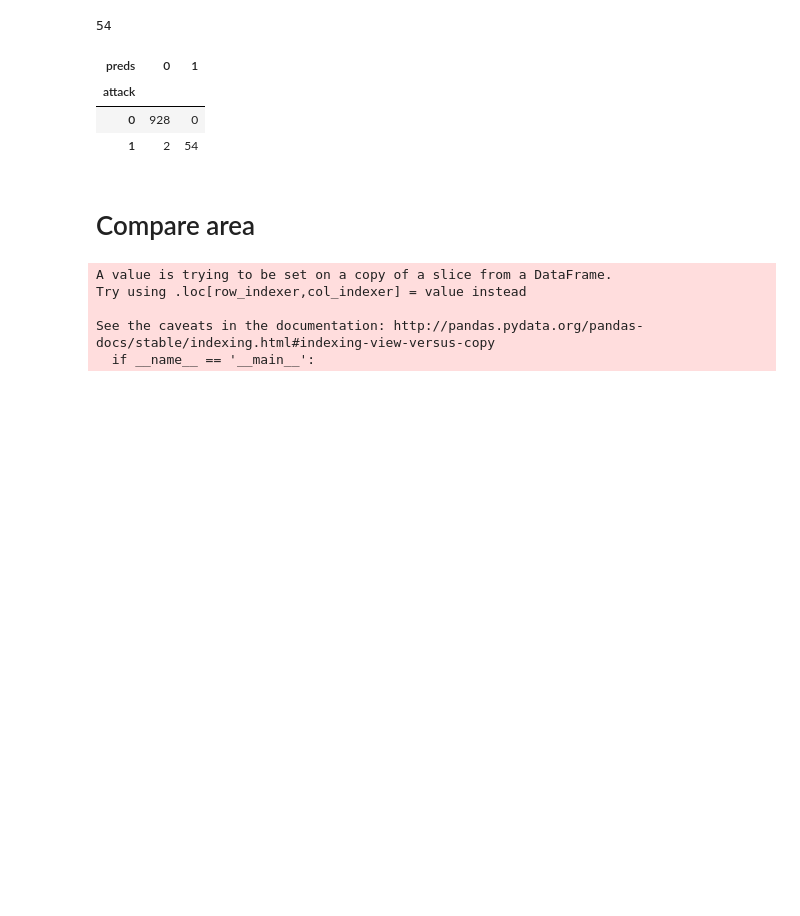
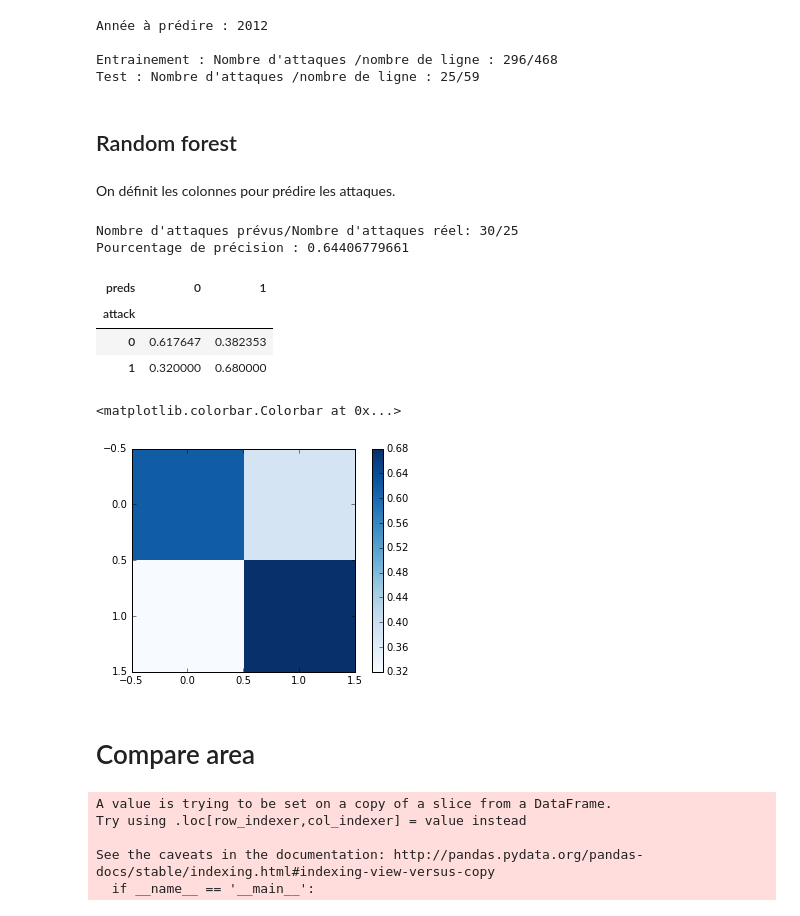
Before and after one commit to ifrebault/PiracyAttackPrediction, a Jupyter notebook: Machine_learning/ML.area.ipynb, the cells around one changed output. Saved outputs shown, nothing was run; the diff lists cells and outputs as text; code cells hidden in the pictures; blank space fills up the shorter version.

```diff
--- a/Machine_learning/ML.area.ipynb
+++ b/Machine_learning/ML.area.ipynb
@@ -117,18 +120,48 @@ print len(dfTest)
+# %%
+years_prediction=2012
+dfTrain=DfSampling[DfSampling['Years']<years_prediction]
+dfTest=DfSampling[(DfSampling['Years']==years_prediction)]
+
+print "Année à prédire : "+str(years_prediction)
+print " "
+print "Entrainement : Nombre d'attaques /nombre de ligne : "+str(len(dfTrain[dfTrain['count']!=0]))+'/'+str(len(dfTrain))
+print "Test : Nombre d'attaques /nombre de ligne : "+str(len(dfTest[dfTest['count']!=0]))+'/'+str(len(dfTest))
+# %% [output]
+Année à prédire : 2012
+
+Entrainement : Nombre d'attaques /nombre de ligne : 296/468
+Test : Nombre d'attaques /nombre de ligne : 25/59
+# %% [markdown]
+## Random forest
+# %% [markdown]
+On définit les colonnes pour prédire les attaques.
 # %%
-forest = RandomForestClassifier()
+forest = RandomForestClassifier(random_state=1,n_estimators=20)
 forest=forest.fit(dfTrain[features], dfTrain[target])
 
 predictions=forest.predict(dfTest[features])
-print predictions.sum()
+print "Nombre d'attaques prévus/Nombre d'attaques réel: "+str(predictions.sum())+'/'+str(len(dfTest[dfTest['count']!=0]))
+
+print "Pourcentage de précision : "+str(forest.score(dfTest[features], dfTest[target]))
+cm = confusion_matrix(dfTest[target], predictions)
 # %% [output]
-54
+Nombre d'attaques prévus/Nombre d'attaques réel: 30/25
+Pourcentage de précision : 0.64406779661
-# %%
-pd.crosstab(dfTest[target],predictions, colnames=['preds'])
-# %% [output]
-| preds | 0 | 1 |
-| attack |  |  |
-| 0 | 928 | 0 |
-| 1 | 2 | 54 |
+# %%
+#print pd.crosstab(dfTest[target],predictions, colnames=['preds'])
+pd.crosstab(dfTest[target],predictions, colnames=['preds']).apply(lambda r: r/r.sum(), axis=1)
+# %% [output]
+| preds | 0 | 1 |
+| attack |  |  |
+| 0 | 0.617647 | 0.382353 |
+| 1 | 0.320000 | 0.680000 |
+# %%
+cm_normalized = cm.astype('float') / cm.sum(axis=1)[:, np.newaxis]
+plt.imshow(cm_normalized, interpolation='nearest', cmap=plt.cm.Blues)
+plt.colorbar()
+# %% [output]
+<matplotlib.colorbar.Colorbar at 0x...>
+[figure, added]
 # %% [markdown]
 # Compare area
 # %%
```
Also changed, not shown: parts of 23 cells of this notebook, 3 other files.
